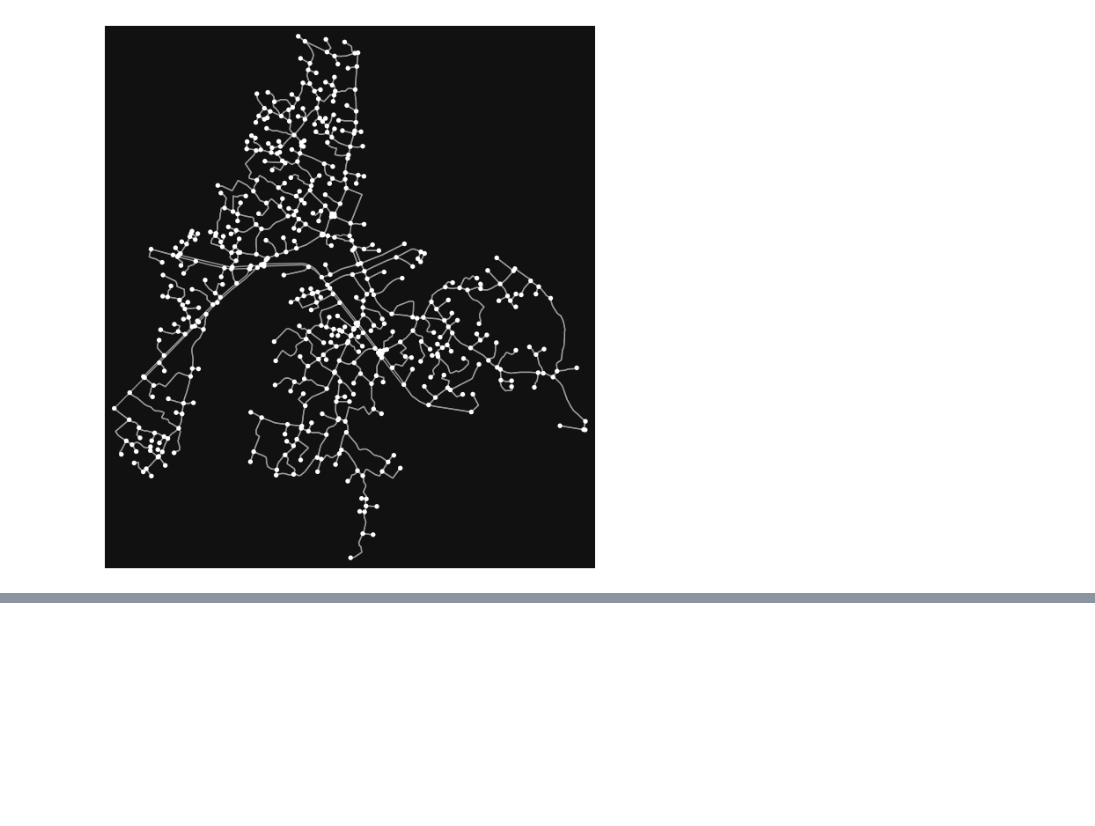
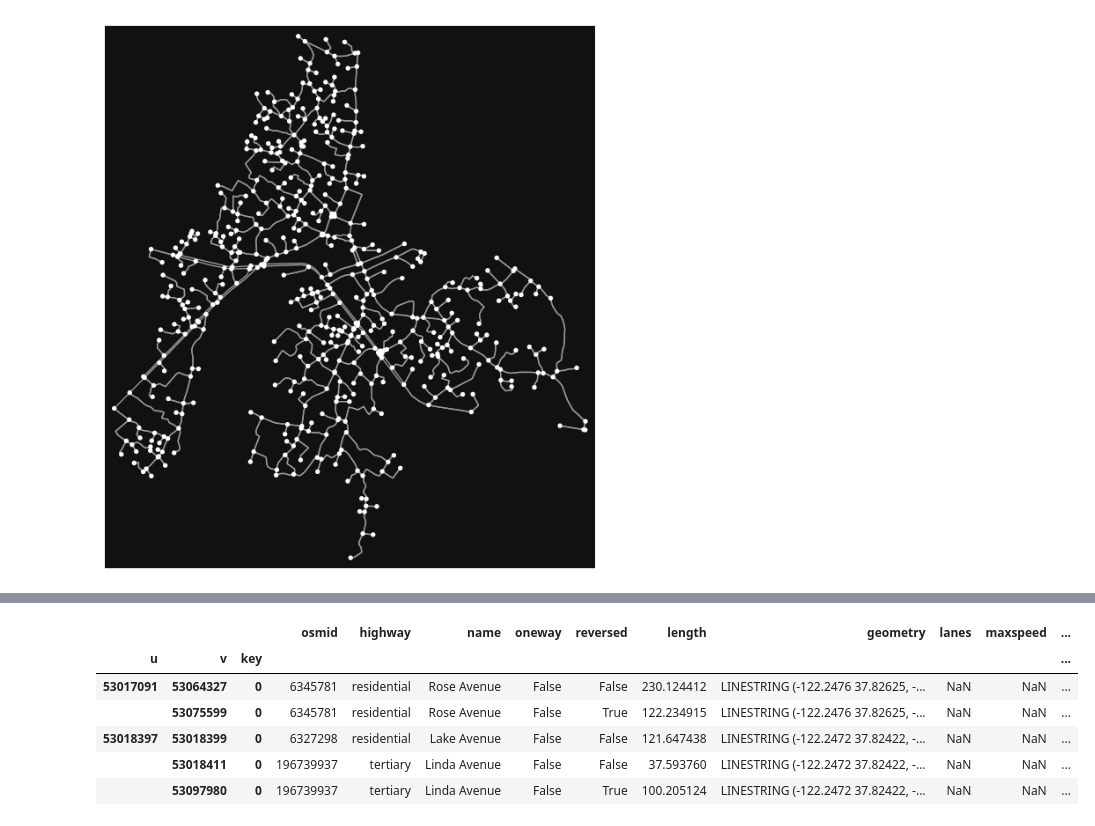
Before and after one commit to saasghari/OSMnx, a Jupyter notebook: src/OSMnx_test.ipynb, the cells around one changed output, grey strips where cells are left out. Saved outputs shown, nothing was run; the diff lists cells and outputs as text; code cells hidden in the pictures; blank space fills up the shorter version.

Commit message:
1- convert graph to dataframe with graph_to_gdfs() function. 2- save graph to file with save_graph_geopackage() & save_graphml() functions.

```diff
--- a/src/OSMnx_test.ipynb
+++ b/src/OSMnx_test.ipynb
@@ -30,3 +34,11 @@ G = ox.graph.graph_from_place("لشت نشاء، گیلان، ایران", netwo
 fig, ax = ox.plot.plot_graph(G)
 # %% [output]
 [figure]
+# %%
+# <2>
+import osmnx as ox
+G = ox.graph.graph_from_place("Piedmont, California, USA", network_type="drive")
+
+# you can convert your graph to node and edge GeoPandas GeoDataFrames
+gdf_nodes, gdf_edges = ox.convert.graph_to_gdfs(G)
+gdf_nodes.head()
@@ -32,0 +53,11 @@ fig, ax = ox.plot.plot_graph(G)
+# %%
+# <2>
+gdf_edges.head()
+# %% [output]
+|  |  |  | osmid | highway | name | oneway | reversed | length | geometry | lanes | maxspeed | ... |
+| u | v | key |  |  |  |  |  |  |  |  |  | ... |
+| 53017091 | 53064327 | 0 | 6345781 | residential | Rose Avenue | False | False | 230.124412 | LINESTRING (-122.2476 37.82625, -... | NaN | NaN | ... |
+|  | 53075599 | 0 | 6345781 | residential | Rose Avenue | False | True | 122.234915 | LINESTRING (-122.2476 37.82625, -... | NaN | NaN | ... |
+| 53018397 | 53018399 | 0 | 6327298 | residential | Lake Avenue | False | False | 121.647438 | LINESTRING (-122.2472 37.82422, -... | NaN | NaN | ... |
+|  | 53018411 | 0 | 196739937 | tertiary | Linda Avenue | False | False | 37.593760 | LINESTRING (-122.2472 37.82422, -... | NaN | NaN | ... |
+|  | 53097980 | 0 | 196739937 | tertiary | Linda Avenue | False | True | 100.205124 | LINESTRING (-122.2472 37.82422, -... | NaN | NaN | ... |
```
Also changed, not shown: parts of 4 cells of this notebook, 2 other files.
